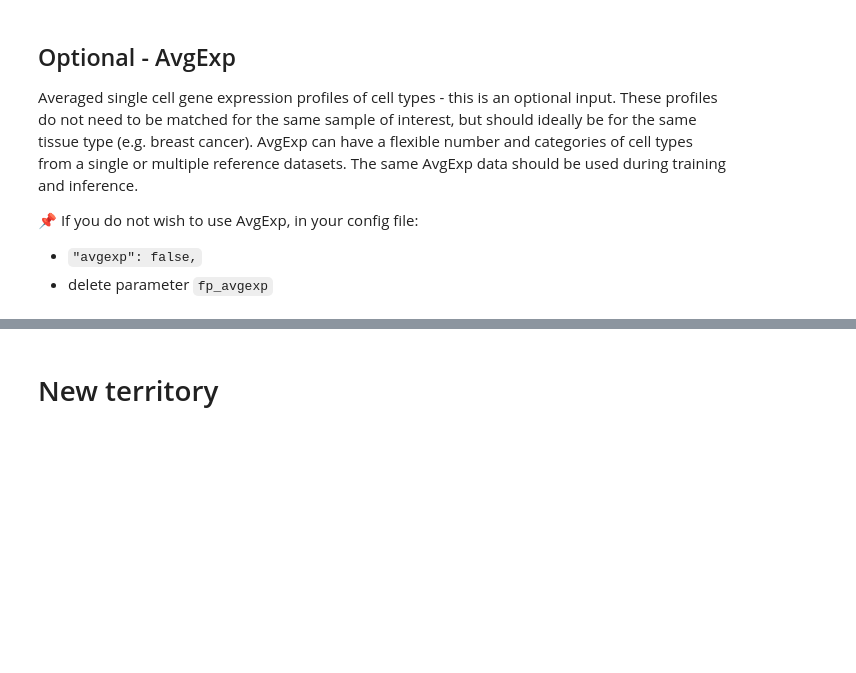
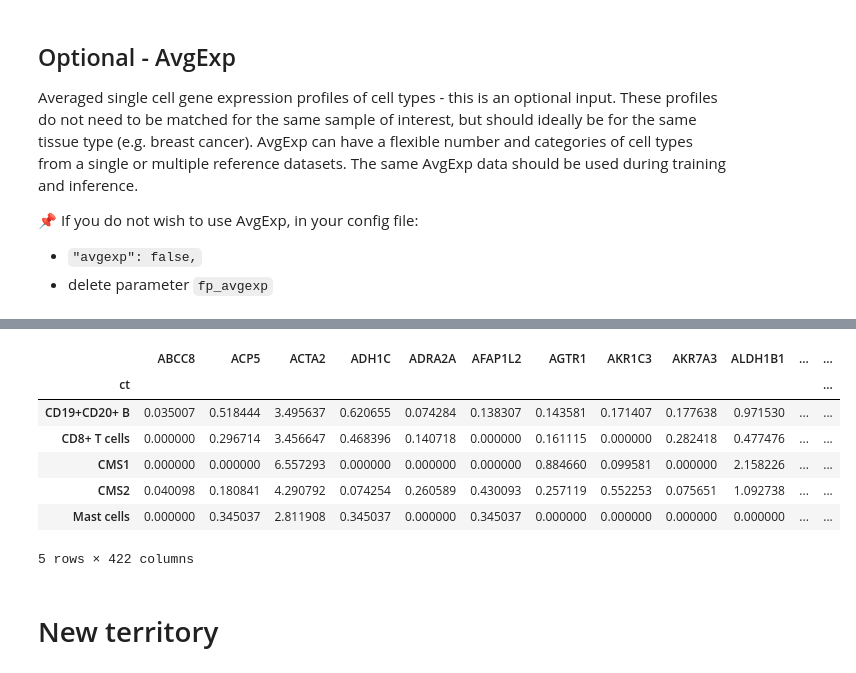
Before and after one commit to josephrich98/GHIST, a Jupyter notebook: varseek_notebooks/1_data_preprocessing.ipynb, the cells around one changed output, grey strips where cells are left out. Drawn from its saved outputs; the diff is of its cells as text; code cells hidden in the pictures; blank space fills up the shorter version.

Commit message:
prepped cell atlas

```diff
--- a/varseek_notebooks/1_data_preprocessing.ipynb
+++ b/varseek_notebooks/1_data_preprocessing.ipynb
@@ -60,6 +61,9 @@ hovernet_environment_name = "hovernet_3090"  # hovernet, hovernet_3090
 
 cell_feature_matrix_filtered_path = os.path.join(dir_output, "cell_gene_matrix_filtered.csv")
 cell_type_path = os.path.join(dir_output, "celltype_filtered.csv")
+cell_atlas_matrix_path = os.path.join(dir_output, "GSE132465_GEO_processed_CRC_10X_raw_UMI_count_matrix.txt.gz")
+avg_expression_path = os.path.join(dir_output, "celltype_means.csv")
+avg_expression_cell_atlas_path = os.path.join(dir_output, "celltype_means_cell_atlas.csv")
 # %% [markdown]
 ## Setup - Download data
 
@@ -474,0 +473,34 @@ Downloading to: fc82ed0b-913f-4d7d-99c1-379b1794f015/GSE132257_GEO_processed_pro
+# %%
+def save_avg_expression(adata, df_out, avg_expression_path):
+    # Ensure cell IDs align
+    df_out = df_out.set_index("c_id").loc[adata.obs_names]
+
+    # Add cell type info to adata.obs
+    adata.obs["ct"] = df_out["ct"].values
+    X = adata.X
+
+    # For sparse matrices, convert to CSR for efficient indexing
+    if not isinstance(X, np.ndarray):
+        X = X.tocsr()
+
+    # Create a DataFrame of expression
+    expr_df = pd.DataFrame(X.toarray() if not isinstance(X, np.ndarray) else X,
+                        index=adata.obs_names,
+                        columns=adata.var_names)
+
+    # Add cell type column
+    expr_df["ct"] = adata.obs["ct"].values
+
+    # Group by cell type and compute mean
+    ct_means = expr_df.groupby("ct").mean(numeric_only=True)
+    ct_means.index.name = None
+    ct_means.to_csv(avg_expression_path, index=True)
+# %% [output]
+|  | ABCC8 | ACP5 | ACTA2 | ADH1C | ADRA2A | AFAP1L2 | AGTR1 | AKR1C3 | AKR7A3 | ALDH1B1 | ... | ... |
+| ct |  |  |  |  |  |  |  |  |  |  |  | ... |
+| CD19+CD20+ B | 0.035007 | 0.518444 | 3.495637 | 0.620655 | 0.074284 | 0.138307 | 0.143581 | 0.171407 | 0.177638 | 0.971530 | ... | ... |
+| CD8+ T cells | 0.000000 | 0.296714 | 3.456647 | 0.468396 | 0.140718 | 0.000000 | 0.161115 | 0.000000 | 0.282418 | 0.477476 | ... | ... |
+| CMS1 | 0.000000 | 0.000000 | 6.557293 | 0.000000 | 0.000000 | 0.000000 | 0.884660 | 0.099581 | 0.000000 | 2.158226 | ... | ... |
+| CMS2 | 0.040098 | 0.180841 | 4.290792 | 0.074254 | 0.260589 | 0.430093 | 0.257119 | 0.552253 | 0.075651 | 1.092738 | ... | ... |
+| Mast cells | 0.000000 | 0.345037 | 2.811908 | 0.345037 | 0.000000 | 0.345037 | 0.000000 | 0.000000 | 0.000000 | 0.000000 | ... | ... |
+5 rows × 422 columns
```
Also changed, not shown: parts of 6 cells of this notebook.
